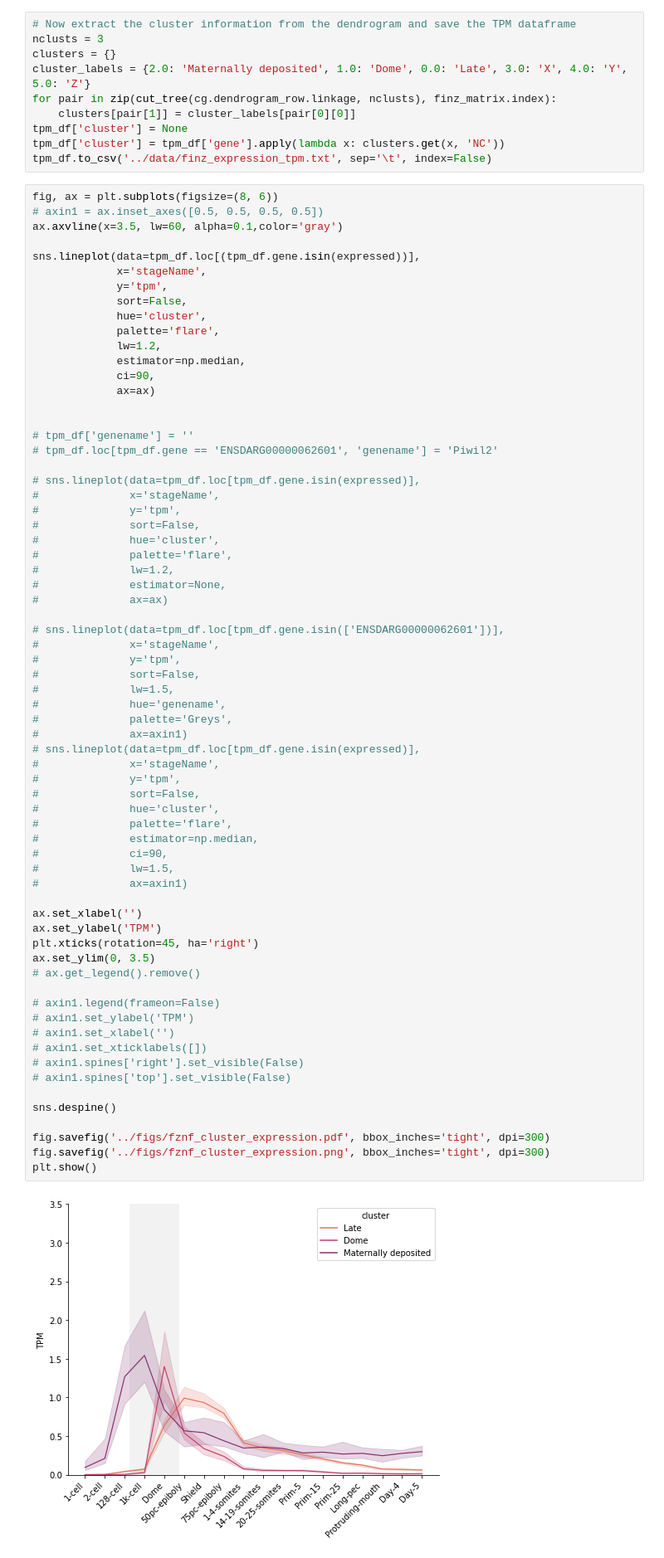
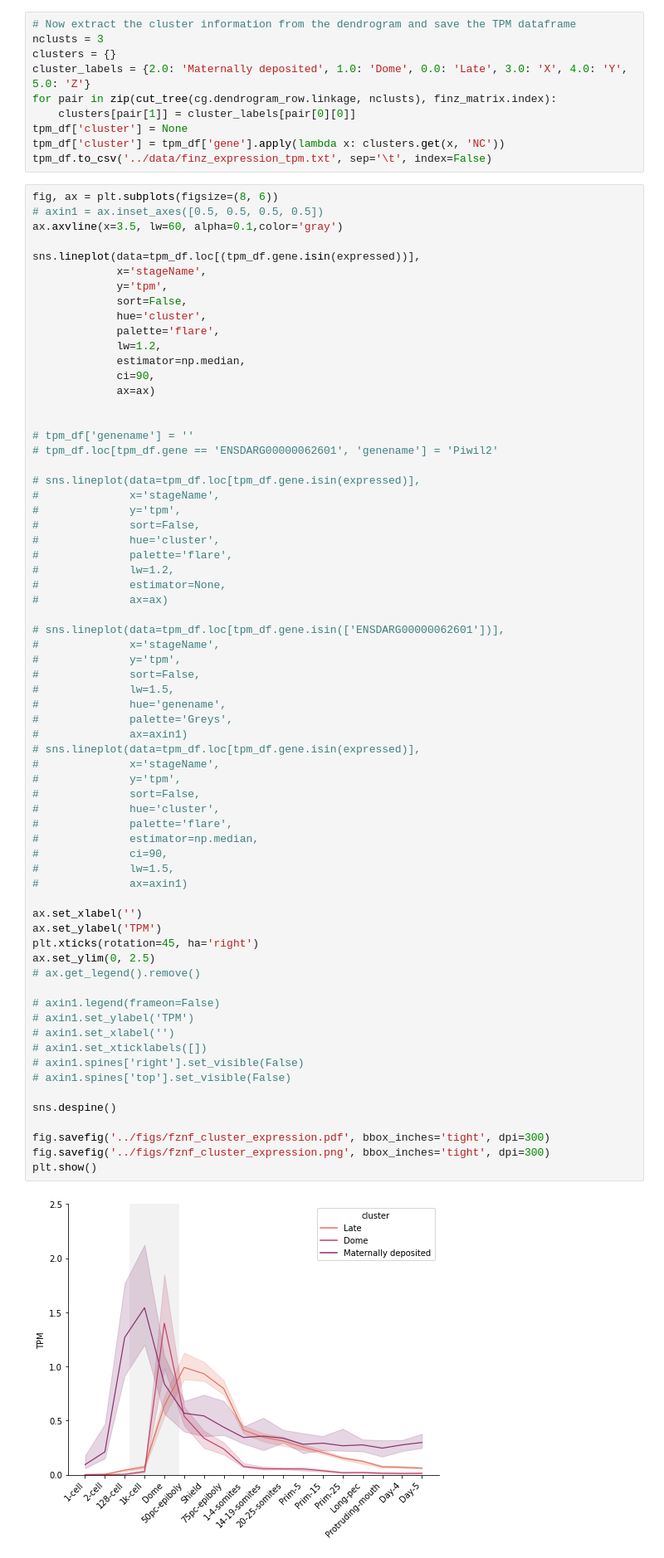
Before and after one commit to jonathan-wells/finz-znf, a Jupyter notebook: analysis/expression.ipynb, the cells around one changed output. Shown at 83% size. Drawn from its saved outputs; the diff is of its cells as text.

```diff
--- a/analysis/expression.ipynb
+++ b/analysis/expression.ipynb
@@ -246,32 +246,32 @@ sns.lineplot(data=tpm_df.loc[(tpm_df.gene.isin(expressed))],
 #              ax=axin1)
 # sns.lineplot(data=tpm_df.loc[tpm_df.gene.isin(expressed)],
 #              x='stageName',
 #              y='tpm',
 #              sort=False,
 #              hue='cluster',
 #              palette='flare',
 #              estimator=np.median,
 #              ci=90,
 #              lw=1.5,
 #              ax=axin1)
 
 ax.set_xlabel('')
 ax.set_ylabel('TPM')
 plt.xticks(rotation=45, ha='right')
-ax.set_ylim(0, 3.5)
+ax.set_ylim(0, 2.5)
 # ax.get_legend().remove()
 
 # axin1.legend(frameon=False)
 # axin1.set_ylabel('TPM')
 # axin1.set_xlabel('')
 # axin1.set_xticklabels([])
 # axin1.spines['right'].set_visible(False)
 # axin1.spines['top'].set_visible(False)
 
 sns.despine()
 
 fig.savefig('../figs/fznf_cluster_expression.pdf', bbox_inches='tight', dpi=300)
 fig.savefig('../figs/fznf_cluster_expression.png', bbox_inches='tight', dpi=300)
 plt.show()
 # %% [output]
-[figure, old version]
+[figure, new version]
```
Also changed, not shown: parts of 20 cells of this notebook, 8 other files.
